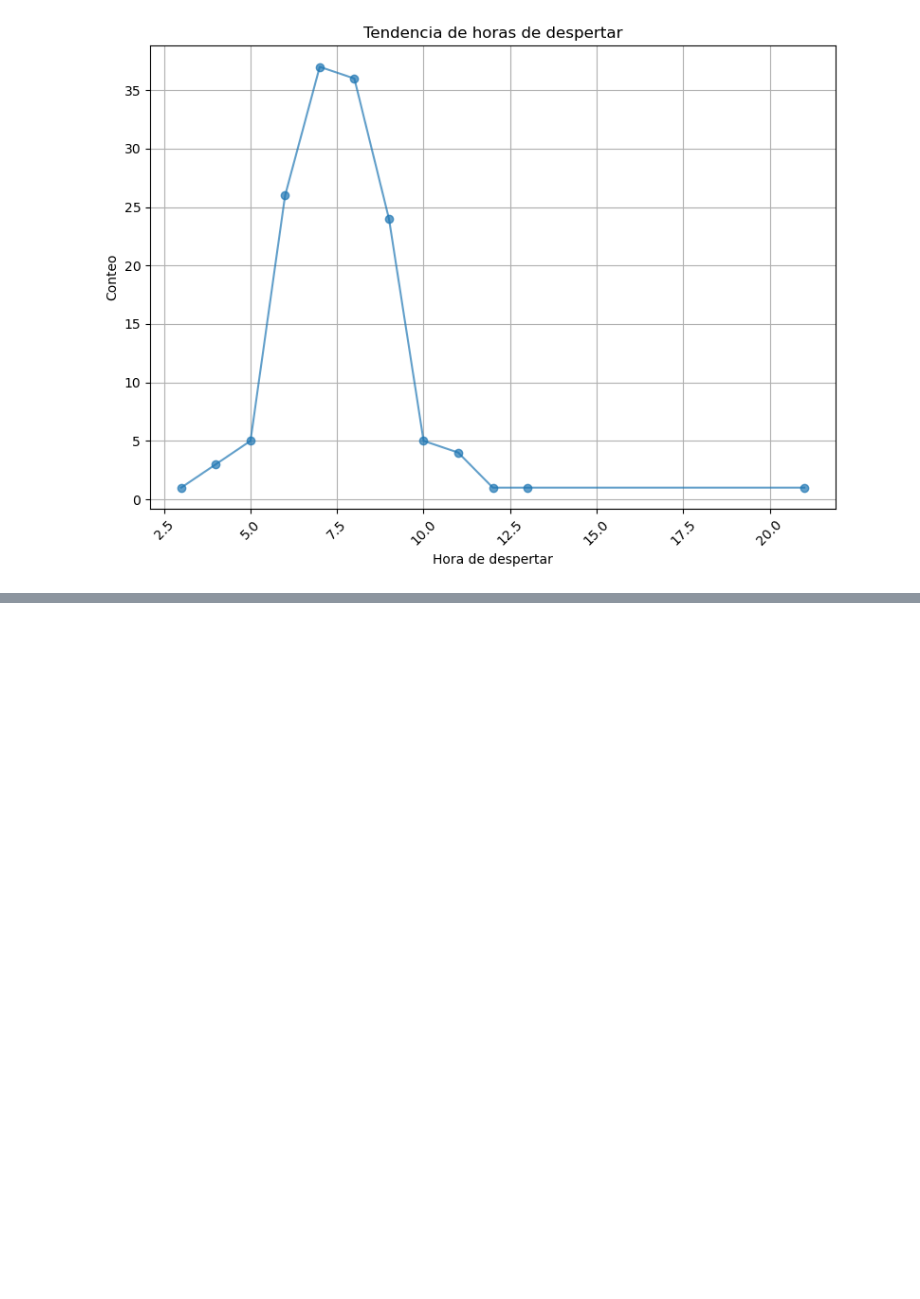
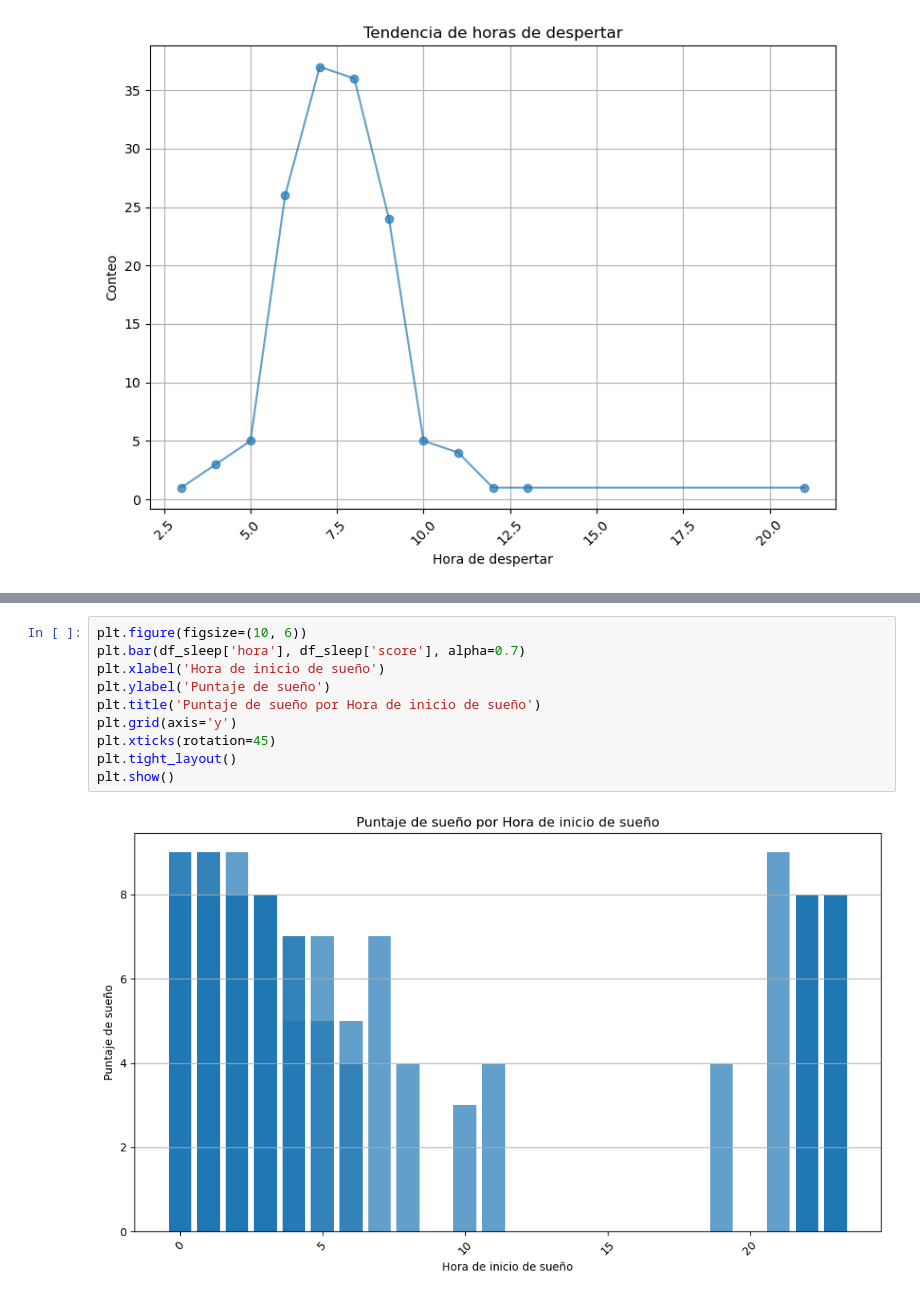
Before and after one commit to MatiasLoiseau/sleep-data-samsung-health, a Jupyter notebook: exploratory_data_analysis.ipynb, the cells around one changed output, grey strips where cells are left out. Saved outputs shown, nothing was run; the diff lists cells and outputs as text; blank space fills up the shorter version.

```diff
--- a/exploratory_data_analysis.ipynb
+++ b/exploratory_data_analysis.ipynb
@@ -437,0 +513,12 @@ plt.show()
+# %%
+plt.figure(figsize=(10, 6))
+plt.bar(df_sleep['hora'], df_sleep['score'], alpha=0.7)
+plt.xlabel('Hora de inicio de sueño')
+plt.ylabel('Puntaje de sueño')
+plt.title('Puntaje de sueño por Hora de inicio de sueño')
+plt.grid(axis='y')
+plt.xticks(rotation=45)
+plt.tight_layout()
+plt.show()
+# %% [output]
+[figure, added]
```
Also changed, not shown: parts of 20 cells of this notebook.
